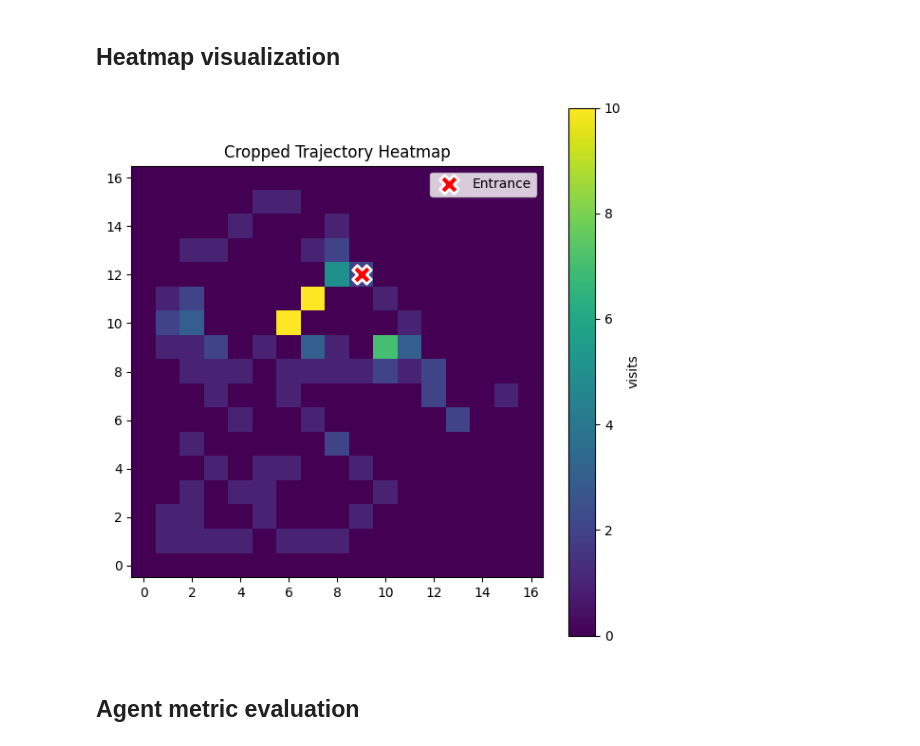
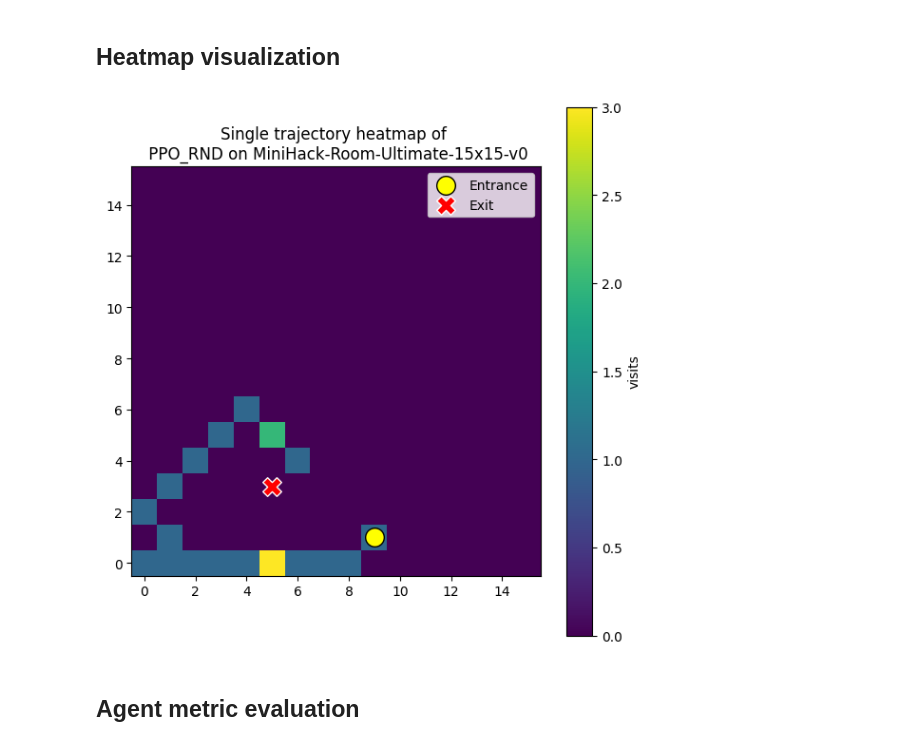
Before and after one commit to casperbroch/minihack-rl, a Jupyter notebook: evaluation.ipynb, the cells around one changed output. Saved outputs shown, nothing was run; the diff lists cells and outputs as text; code cells hidden in the pictures.

```diff
--- a/evaluation.ipynb
+++ b/evaluation.ipynb
@@ -157,13 +190,13 @@ def print_entrance_and_exit(env, obs):
 # %%
+entrance, heat, char_map = collect_heatmap(n_runs=1)
 
-entrance, heat = collect_heatmap(n_runs=1)
 heat_capped = np.minimum(heat, 10)
 
 ymin, ymax = 3, 17
 xmin, xmax = 32, 46
 
-crop_y0 = ymin - 1
-crop_x0 = xmin - 1
+crop_y0 = ymin - 0
+crop_x0 = xmin - 0
 
 ent_x, ent_y = entrance
 ent_x_cropped = ent_x - crop_x0
@@ -171,13 +204,27 @@ ent_y_cropped = ent_y - crop_y0
 
 crop = heat_capped[crop_y0 : ymax+2, crop_x0 : xmax+2]
 
-show_heatmap(
-    crop,
-    entrance=(ent_x_cropped, ent_y_cropped),
-    title="Cropped Trajectory Heatmap"
-)
+char_crop = char_map[crop_y0 : ymax+2, crop_x0 : xmax+2]
+
+ys, xs = np.where(char_crop == 62)
+exit_pos = (int(xs[0]), int(ys[0])) if xs.size else None
+
+t_ys, t_xs = np.where(char_crop == 94)
+teleporter_positions = list(zip(t_xs.tolist(), t_ys.tolist()))
+
+m_ys, m_xs = np.where((char_crop == 100) | (char_crop == 114))
+monster_positions = list(zip(m_xs.tolist(), m_ys.tolist()))
-# %% [output]
-[figure, removed]
+# %%
+show_heatmap(
+    crop,
+    entrance=(ent_x_cropped, ent_y_cropped),
+    exit=exit_pos,
+    teleporters=teleporter_positions,
+    monsters=monster_positions,
+    title=f"Single trajectory heatmap of \n {MODEL} on {ENV_ID}"
+)
+# %% [output]
+[figure, added]
 # %% [markdown]
 ## Agent metric evaluation
 # %%
```
Also changed, not shown: parts of 7 cells of this notebook.
